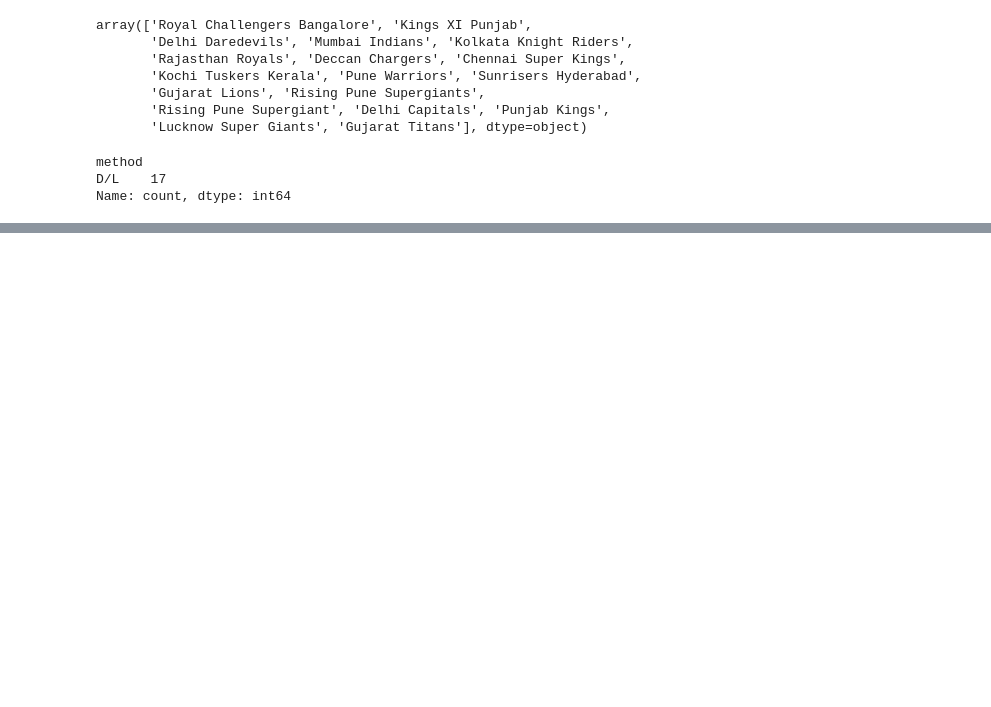
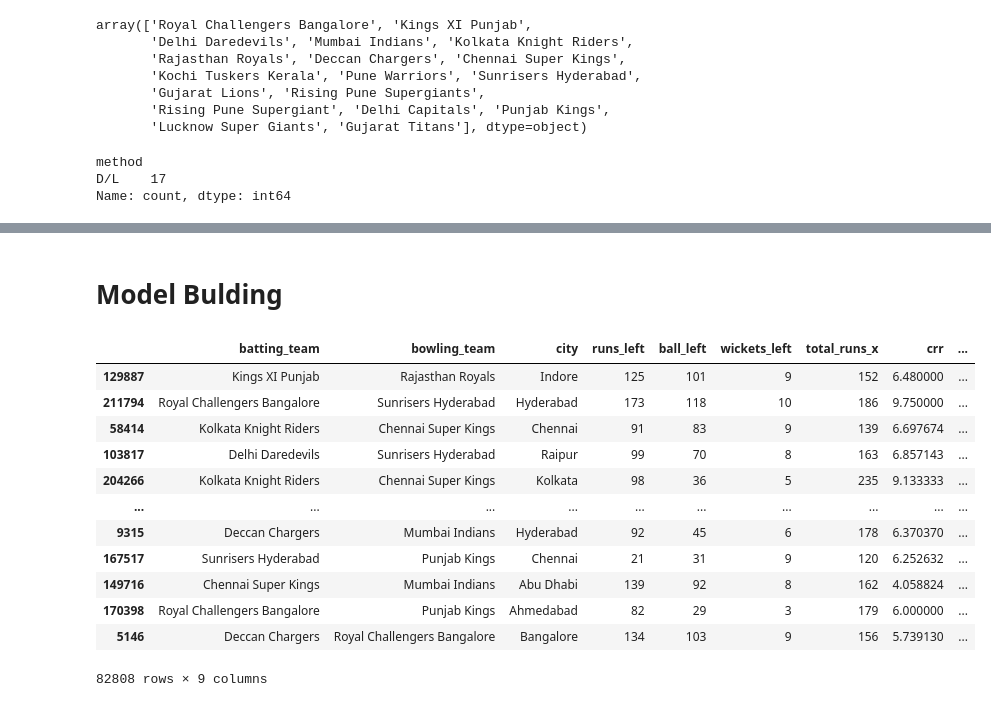
Before and after one commit to Vikashyadav2/IPL-Win-Probability-Predictor-, a Jupyter notebook: Python Codes.ipynb, the cells around one changed output, grey strips where cells are left out. Cells and saved outputs as stored; diff of their text form; code cells hidden in the pictures; blank space fills up the shorter version.

```diff
--- a/Python Codes.ipynb
+++ b/Python Codes.ipynb
@@ -233,0 +392,4 @@ NotImplementedError: function is not implemented for this dtype: [how->cumsum,dt
+# %%
+delivery_df['result'] = delivery_df.apply(result, axis=1)
+
+delivery_df.tail()
@@ -233,0 +404,4 @@ NotImplementedError: function is not implemented for this dtype: [how->cumsum,dt
+# %%
+final_df = delivery_df[['batting_team','bowling_team','city','runs_left','ball_left','wickets_left','total_runs_x','crr','rrr','result']]
+# %%
+final_df = final_df.sample(final_df.shape[0])
@@ -233,0 +417,25 @@ NotImplementedError: function is not implemented for this dtype: [how->cumsum,dt
+# %% [markdown]
+# Model Bulding
+# %%
+X = final_df.iloc[:,:-1]
+y = final_df.iloc[:,-1]
+
+from sklearn.model_selection import train_test_split
+X_train, X_test, y_train, y_test = train_test_split(X,y,test_size=0.2,random_state=1
+                                                   )
+# %%
+X_train
+# %% [output]
+|  | batting_team | bowling_team | city | runs_left | ball_left | wickets_left | total_runs_x | crr | ... |
+| 129887 | Kings XI Punjab | Rajasthan Royals | Indore | 125 | 101 | 9 | 152 | 6.480000 | ... |
+| 211794 | Royal Challengers Bangalore | Sunrisers Hyderabad | Hyderabad | 173 | 118 | 10 | 186 | 9.750000 | ... |
+| 58414 | Kolkata Knight Riders | Chennai Super Kings | Chennai | 91 | 83 | 9 | 139 | 6.697674 | ... |
+| 103817 | Delhi Daredevils | Sunrisers Hyderabad | Raipur | 99 | 70 | 8 | 163 | 6.857143 | ... |
+| 204266 | Kolkata Knight Riders | Chennai Super Kings | Kolkata | 98 | 36 | 5 | 235 | 9.133333 | ... |
+| ... | ... | ... | ... | ... | ... | ... | ... | ... | ... |
+| 9315 | Deccan Chargers | Mumbai Indians | Hyderabad | 92 | 45 | 6 | 178 | 6.370370 | ... |
+| 167517 | Sunrisers Hyderabad | Punjab Kings | Chennai | 21 | 31 | 9 | 120 | 6.252632 | ... |
+| 149716 | Chennai Super Kings | Mumbai Indians | Abu Dhabi | 139 | 92 | 8 | 162 | 4.058824 | ... |
+| 170398 | Royal Challengers Bangalore | Punjab Kings | Ahmedabad | 82 | 29 | 3 | 179 | 6.000000 | ... |
+| 5146 | Deccan Chargers | Royal Challengers Bangalore | Bangalore | 134 | 103 | 9 | 156 | 5.739130 | ... |
+82808 rows × 9 columns
```
Also changed, not shown: parts of 49 cells of this notebook, 1 other file.
